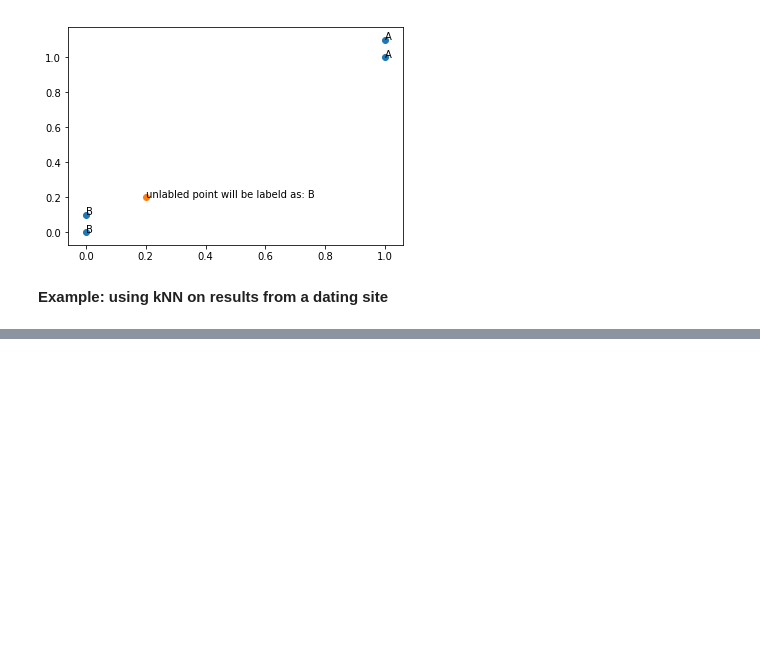
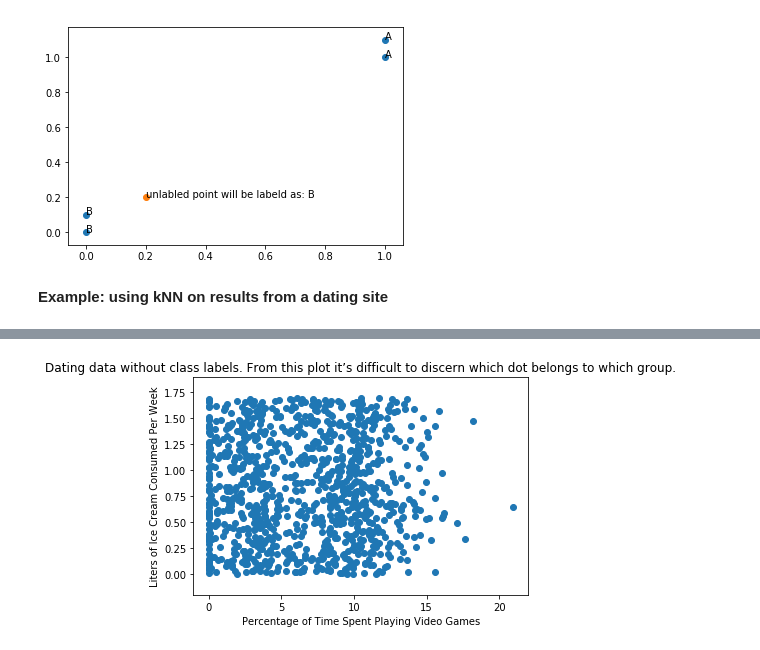
Before and after one commit to hansen7/Lifelong-Learning, a Jupyter notebook: Framework_Template/k_Nearest_Neighbors.ipynb, the cells around one changed output, grey strips where cells are left out. Saved outputs shown, nothing was run; the diff lists cells and outputs as text; code cells hidden in the pictures; blank space fills up the shorter version.

```diff
--- a/Framework_Template/k_Nearest_Neighbors.ipynb
+++ b/Framework_Template/k_Nearest_Neighbors.ipynb
@@ -73,14 +73,22 @@ plt.show()
 **Example: using kNN on results from a dating site**
 # %%
 def file2mat(filename):
+## Get the lines of the file, then to create matrix for return value
     fr = open(filename)
     num_lines  = len(fr.readlines())
     return_mat = np.zeros((num_lines, 3))
-    class_lable = []
+    class_label_vec = []
 
+## Parse lines to a list
     fr = open(filename)
     index = 0
     for line in fr.readlines():
         line = line.strip()
         list_from_line = line.split('\t')
-        return_mat[i] =
+        return_mat[index,:] = list_from_line[0:3]
+        class_label_vec.append(list_from_line[-1])
+        index += 1
+
+    return return_mat, class_label_vec
+# %%
+datingDataMat,datingLabels = file2mat('datingTestSet.txt')
@@ -86,0 +125,12 @@ def file2mat(filename):
+# %%
+fig, ax = plt.subplots()
+ax.scatter(datingDataMat[:,1], datingDataMat[:,2])
+ax.set_ylim((datingDataMat[:,2].min()-0.2, datingDataMat[:,2].max()+0.2))
+ax.set_xlabel("Percentage of Time Spent Playing Video Games")
+ax.set_ylabel("Liters of Ice Cream Consumed Per Week")
+ax.set_title('Dating data without class labels. \
+From this plot it’s difficult to discern which dot belongs to which group.')
+#fig.legend()
+plt.show()
+# %% [output]
+[figure, added]
```
Also changed, not shown: parts of 6 cells of this notebook, 2 other files.
